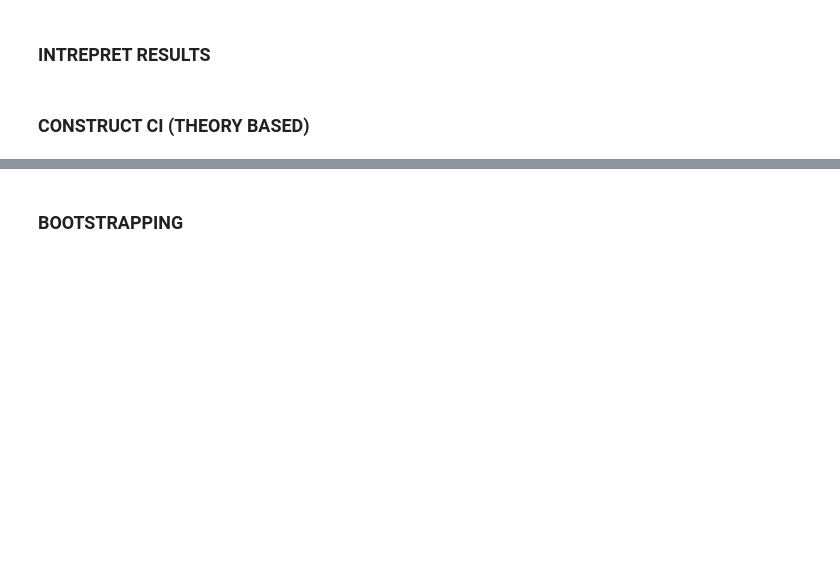
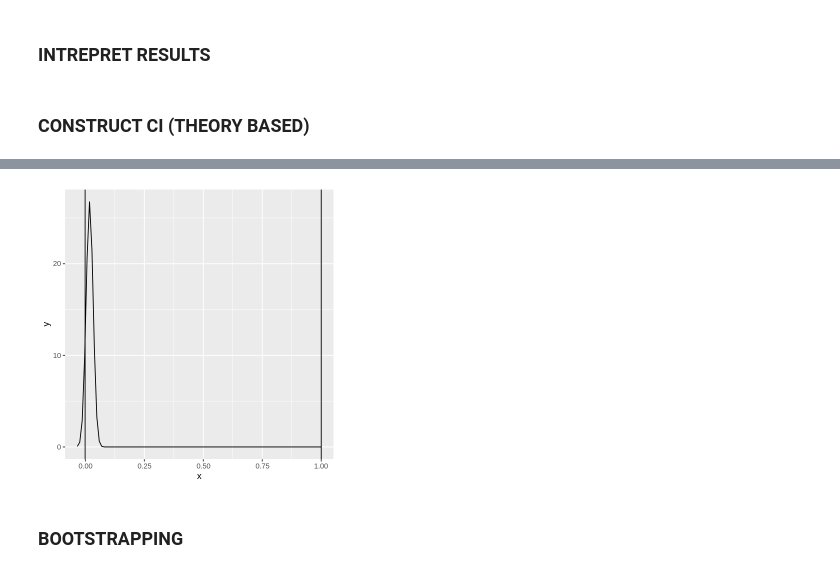
Before and after one commit to Krithik1/STAT_201_PROJECT, a Jupyter notebook: Final_Report.ipynb, the cells around one changed output, grey strips where cells are left out. Drawn from its saved outputs; the diff is of its cells as text; code cells hidden in the pictures; blank space fills up the shorter version.

```diff
--- a/Final_Report.ipynb
+++ b/Final_Report.ipynb
@@ -419,3 +435,10 @@ A tibble: 1 × 9
+# %%
+ggplot(data.frame(x = c(population_mean-population_sd*3.5, population_mean+population_sd*3.5)), aes(x = x)) +
+        stat_function(fun = dnorm, args = list(mean = population_mean, sd = population_sd)) +
+        geom_vline(aes(xintercept = hypothesis_test$conf.low)) +
+        geom_vline(aes(xintercept = hypothesis_test$conf.high))
+# %% [output]
+[figure, added]
 # %% [markdown]
 ### BOOTSTRAPPING
 # %% [markdown]
```
Also changed, not shown: parts of 2 cells of this notebook.
